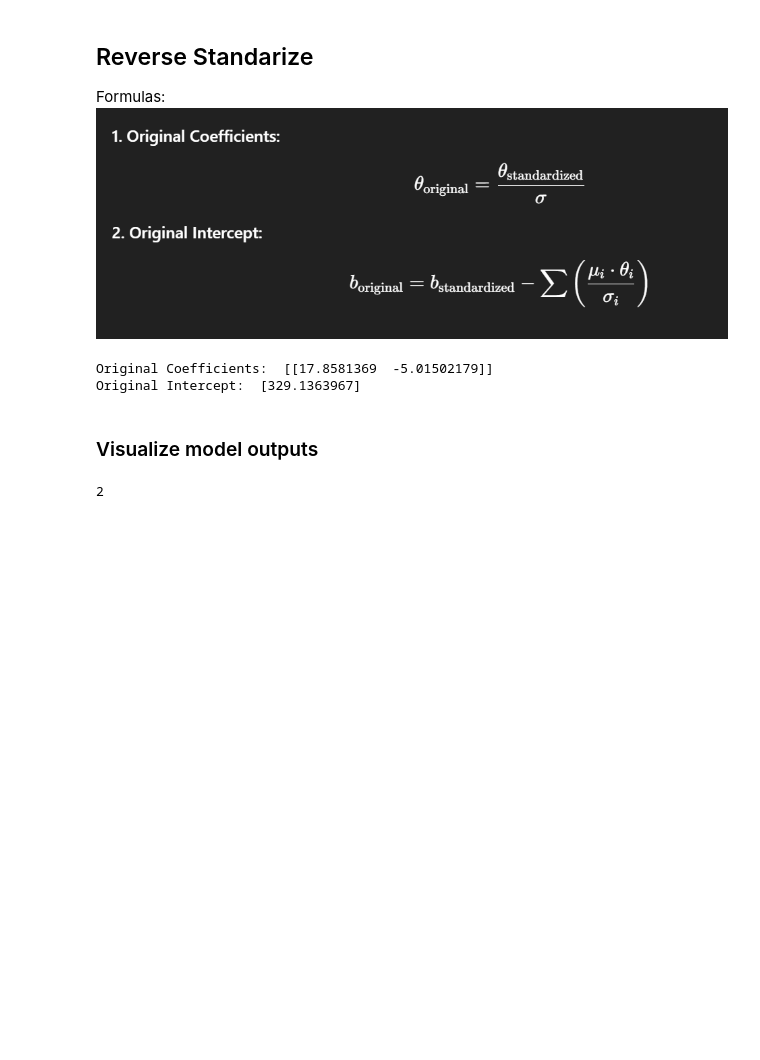
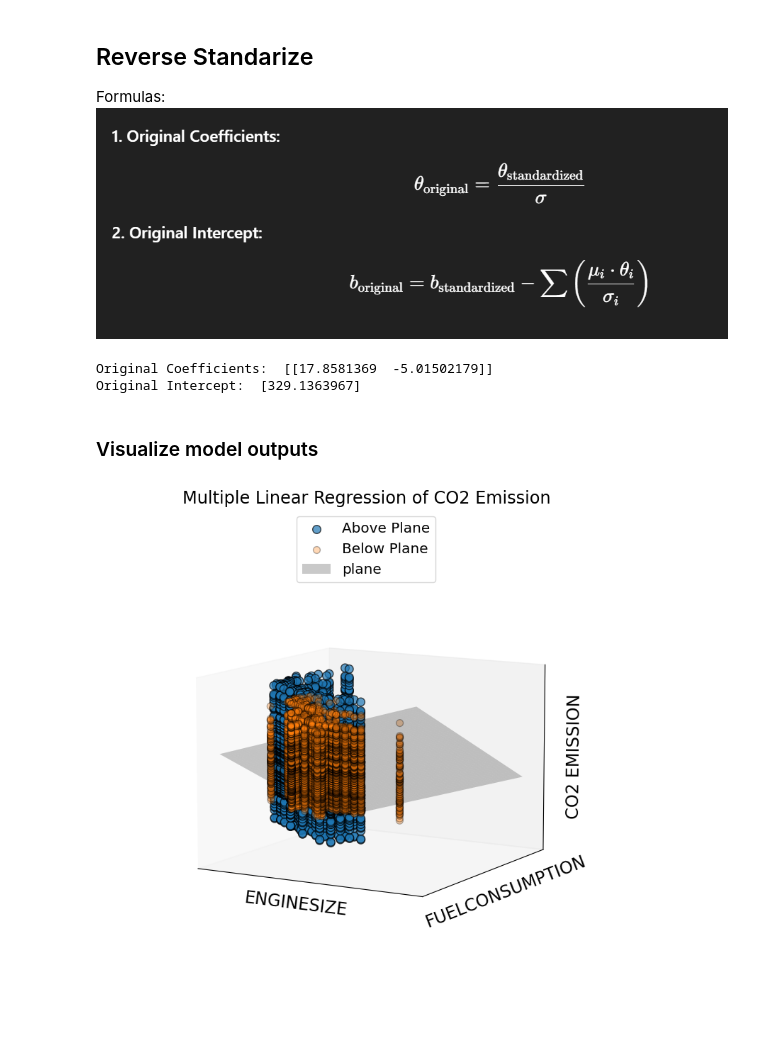
Before and after one commit to sfkhn/Multiple-Linear-Regression, a Jupyter notebook: Mutiple_linear_regression.ipynb, the cells around one changed output. Cells and saved outputs as stored; diff of their text form; code cells hidden in the pictures; blank space fills up the shorter version.

Commit message:
Scatter plot for 3d and liner regression

```diff
--- a/Mutiple_linear_regression.ipynb
+++ b/Mutiple_linear_regression.ipynb
@@ -200,12 +200,53 @@ Original Intercept:  [329.1363967]
 # %%
 # Ensure X1, X2, and y_test have compatible shapes for 3D plotting
 X1 = X_test[:, 0] if X_test.ndim > 1 else X_test
 X2 = X_test[:, 1] if X_test.ndim > 1 else np.zeros_like(X1)
 
 # Create a mesh grid for plotting the regression plane
 X1_surf, X2_surf = np.meshgrid(np.linspace(X1.min(), X2.max(), 100),
-                               np.linspace(X1,min(), X2.max(), 100))
+                               np.linspace(X2.min(), X2.max(), 100))
 
 y_surf = intercept_ + coef_[0,0] * X1_surf + coef_[0,1] * X2_surf
+
+#Prdicting y values using trained model to comapre with actual y_test.
+y_pred = regressor.predict(X_test.reshape(-1,1)) if X_test.ndim == 1 else regressor.predict(X_test)
+above_plane = y_test >= y_pred
+below_plane = y_test < y_pred
+above_plane = above_plane[:,0]
+below_plane = below_plane[:,0]
+
+
+#Plotting
+fig =plt.figure(figsize=(20,8))
+ax = fig.add_subplot(111, projection = "3d")  #111 -> 1 row, 1 column, 1st subplot
+
+
+#Plotting the data points above and below the plane in diff. colors.
+ax.scatter(X1[above_plane], X2[above_plane], y_test[above_plane],   # x, y, and z coordinates of points above the plane.
+           label = "Above Plane", s=70, alpha = .7, ec="k")         # s -> size of scatter point, aplha -> Opacity = 70%, ec -> Edge color = black ('k'), to outline the dots.
+
+ax.scatter(X1[below_plane], X2[below_plane], y_pred[below_plane],
+            label = "Below Plane", s=50, alpha=.3, ec="k")
+
+
+#Plot the regression plane
+ax.plot_surface(X1_surf, X2_surf, y_surf, color = "k", alpha = .21, label = "plane")
+
+
+#Set the views and label
+ax.view_init(elev=10)  #Sets the elevation angle (height) of the 3D camera, 10 degrees from the horizontal plane.
+
+ax.legend(fontsize = "x-large", loc = "upper center")  #Adds a legend for labels like "Above Plane" and "Below Plane".
+ax.set_xticks([])
+ax.set_yticks([])
+ax.set_zticks([])   #Hides tick marks on X, Y, and Z axes for a cleaner look.
+ax.set_box_aspect(None, zoom = 0.75)   #Controls the aspect ratio of the plot box, zoom=0.75 zooms out to 75% of the default size, making it less cramped, None auto-scales based on data.
+ax.set_xlabel("ENGINESIZE", fontsize = "xx-large")
+ax.set_ylabel("FUELCONSUMPTION", fontsize = "xx-large")
+ax.set_zlabel("CO2 EMISSION", fontsize = "xx-large")     #Sets the axis labels with large font sizes matching the features: X₁, X₂, and the target y.
+ax.set_title("Multiple Linear Regression of CO2 Emission", fontsize = "xx-large")  #Adds a main title for the whole plot.
+
+plt.tight_layout()  #Adjusts subplot spacing automatically to prevent overlapping labels or axes.
+plt.show()
 # %% [output]
-2
+[figure, added]
```
Also changed, not shown: parts of 17 cells of this notebook.
